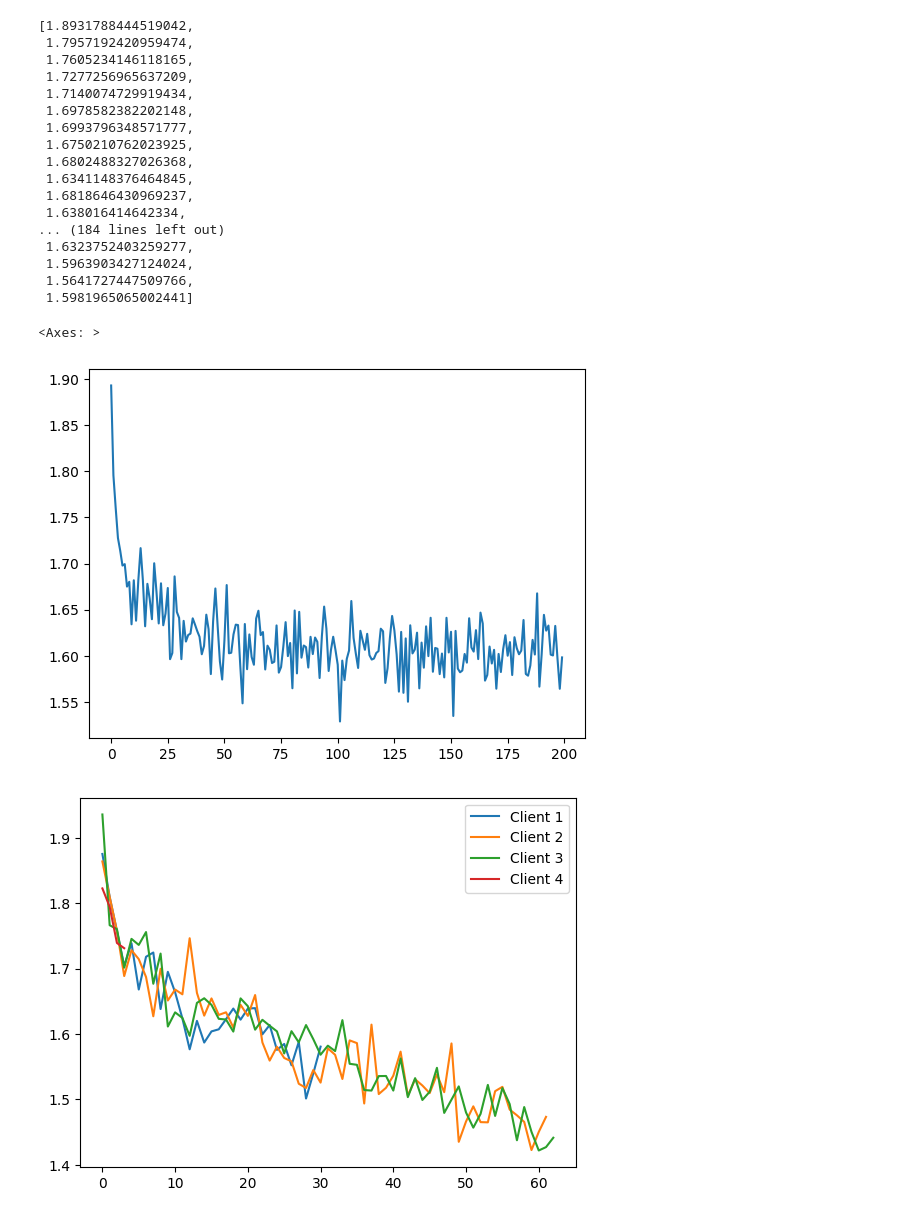
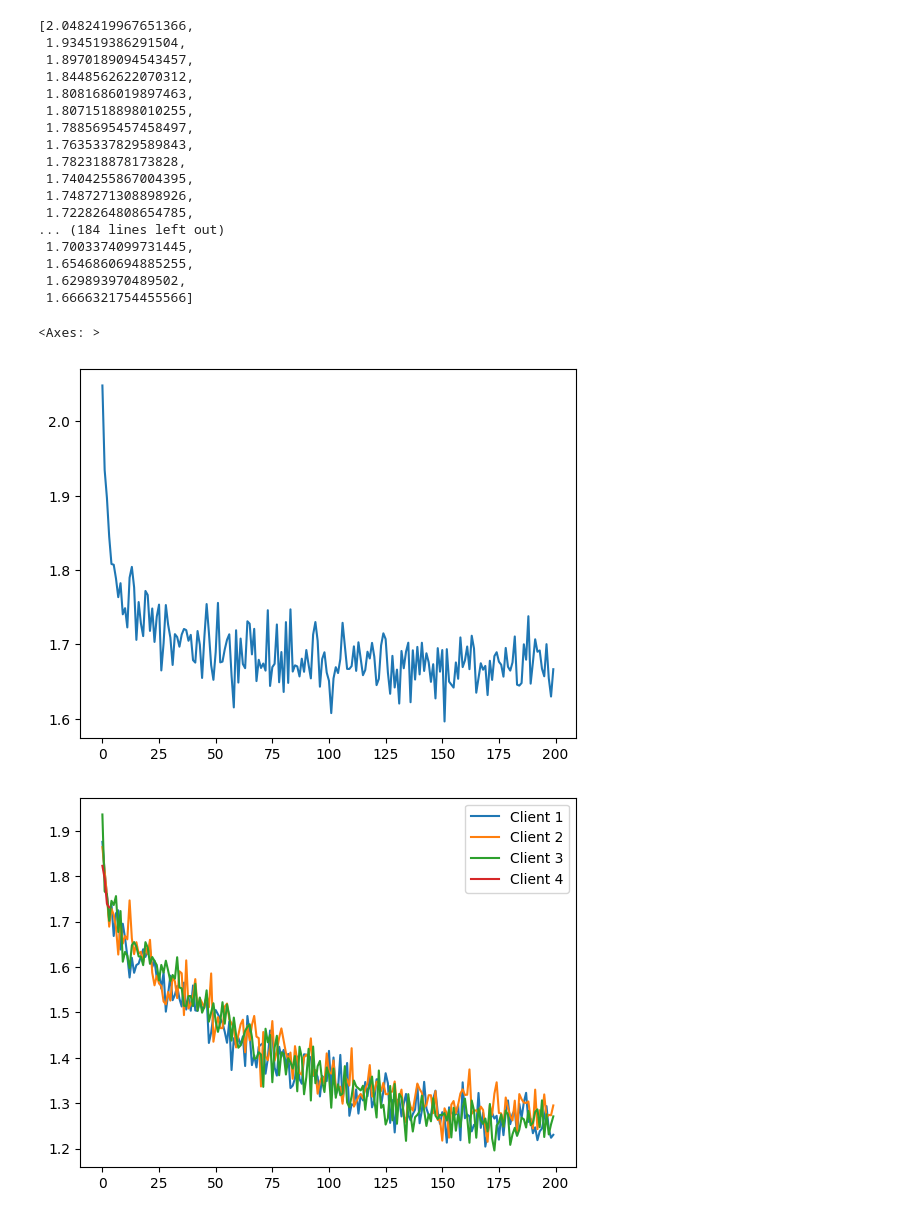
Before and after one commit to GabrielTalasso/FT_LLM_FL, a Jupyter notebook: test.ipynb, the cells around one changed output. Cells and saved outputs as stored; diff of their text form; code cells hidden in the pictures.

Commit message:
modified:   evaluation/eval_loss.py 	modified:   requirements.txt 	modified:   test.ipynb 	modified:   training_scripts/run_sft.sh 	modified:   utils/template.py

```diff
--- a/test.ipynb
+++ b/test.ipynb
@@ -9,7 +9,7 @@ import numpy as np
 import os
 # %%
 # Load the data
-path = 'output/alpaca-data-pt-br_10000_fedavg_c20s2_i10_b16a1_l512_r8a16_20240904170408/training_loss.npy'
+path = 'output/alpaca-data-pt-br_10000_fedavg_c20s2_i10_b16a1_l512_r8a16_20240909085602/training_loss.npy'
 data = np.load(path, allow_pickle=True)
 
 losses = []
@@ -22,50 +22,51 @@ for r in range(len(data)):
 
 losses
 # %% [output]
-[1.8931788444519042,
- 1.7957192420959474,
- 1.7605234146118165,
- 1.7277256965637209,
- 1.7140074729919434,
- 1.6978582382202148,
- 1.6993796348571777,
- 1.6750210762023925,
- 1.6802488327026368,
- 1.6341148376464845,
- 1.6818646430969237,
- 1.638016414642334,
+[2.0482419967651366,
+ 1.934519386291504,
+ 1.8970189094543457,
+ 1.8448562622070312,
+ 1.8081686019897463,
+ 1.8071518898010255,
+ 1.7885695457458497,
+ 1.7635337829589843,
+ 1.782318878173828,
+ 1.7404255867004395,
+ 1.7487271308898926,
+ 1.7228264808654785,
 ... (184 lines left out)
- 1.6323752403259277,
- 1.5963903427124024,
- 1.5641727447509766,
- 1.5981965065002441]
+ 1.7003374099731445,
+ 1.6546860694885255,
+ 1.629893970489502,
+ 1.6666321754455566]
 # %%
 import seaborn as sns
 
 sns.lineplot(x=range(len(losses)), y=losses)
 # %% [output]
 <Axes: >
-[figure, old version]
+[figure, new version]
 # %%
 # Load the data
 paths = ['output/alpaca-data-pt-br_10000_local1_c20s2_i10_b16a1_l512_r8a16_20240905071418',
          'output/alpaca-data-pt-br_10000_local2_c20s2_i10_b16a1_l512_r8a16_20240905071433',
          'output/alpaca-data-pt-br_10000_local3_c20s2_i10_b16a1_l512_r8a16_20240905071639',
-         'output/alpaca-data-pt-br_10000_local4_c20s2_i10_b16a1_l512_r8a16_20240905071708']
+         'output/alpaca-data-pt-br_10000_local4_c20s2_i10_b16a1_l512_r8a16_20240905071708',
+         ]
 
 for i, client in enumerate([1, 2, 3, 4]):
 
     path = paths[i] + '/training_loss.npy'
     data = np.load(path, allow_pickle=True)
 
     losses = []
     data = data.T
     for r in range(len(data)):
         loss = np.where(data[r] != -1, data[r], np.nan)
         loss = loss[~np.isnan(loss)]
         loss = loss.mean()
         losses.append(loss)
 
     sns.lineplot(x=range(len(losses)), y=losses, label=f'Client {client}')
 # %% [output]
-[figure, old version]
+[figure, new version]
```
Also changed, not shown: parts of 7 cells of this notebook, 4 other files.
